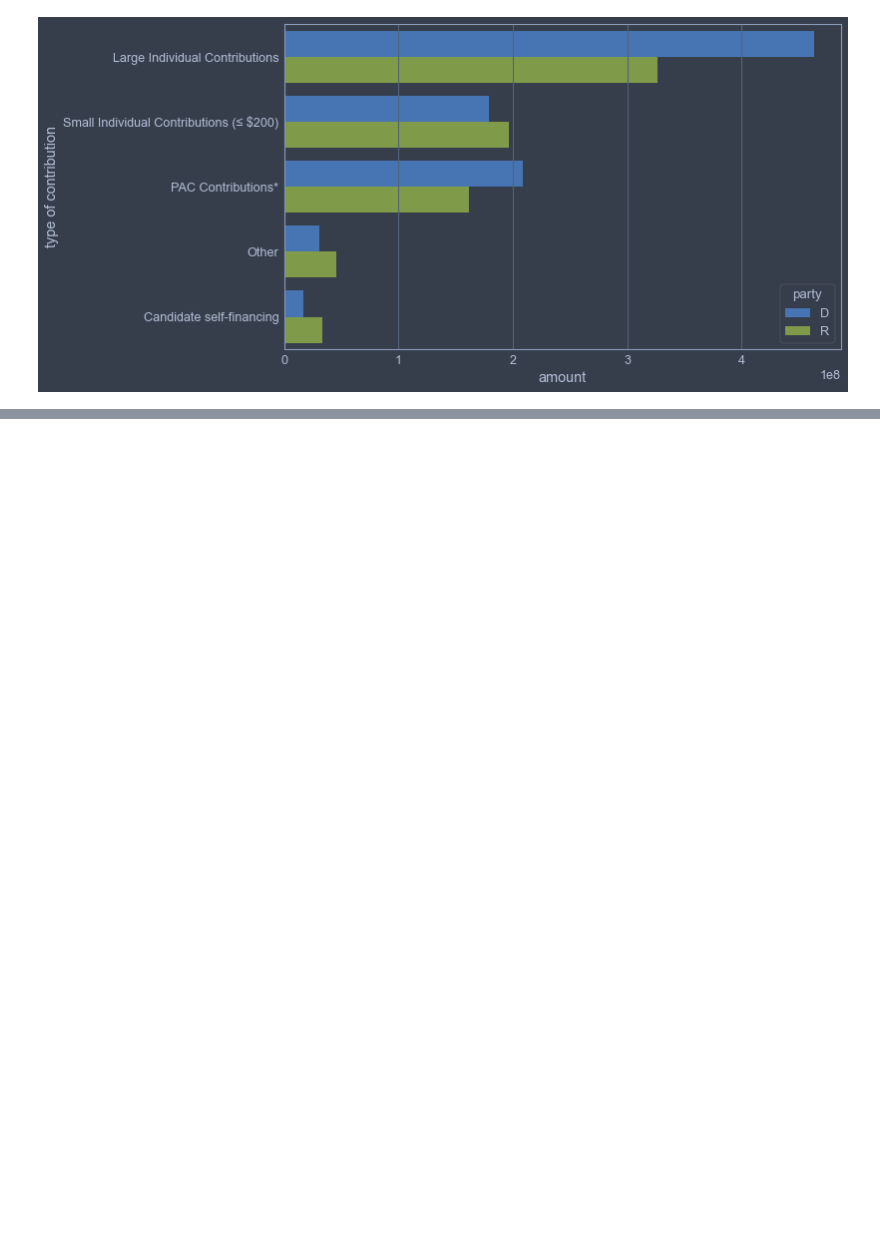
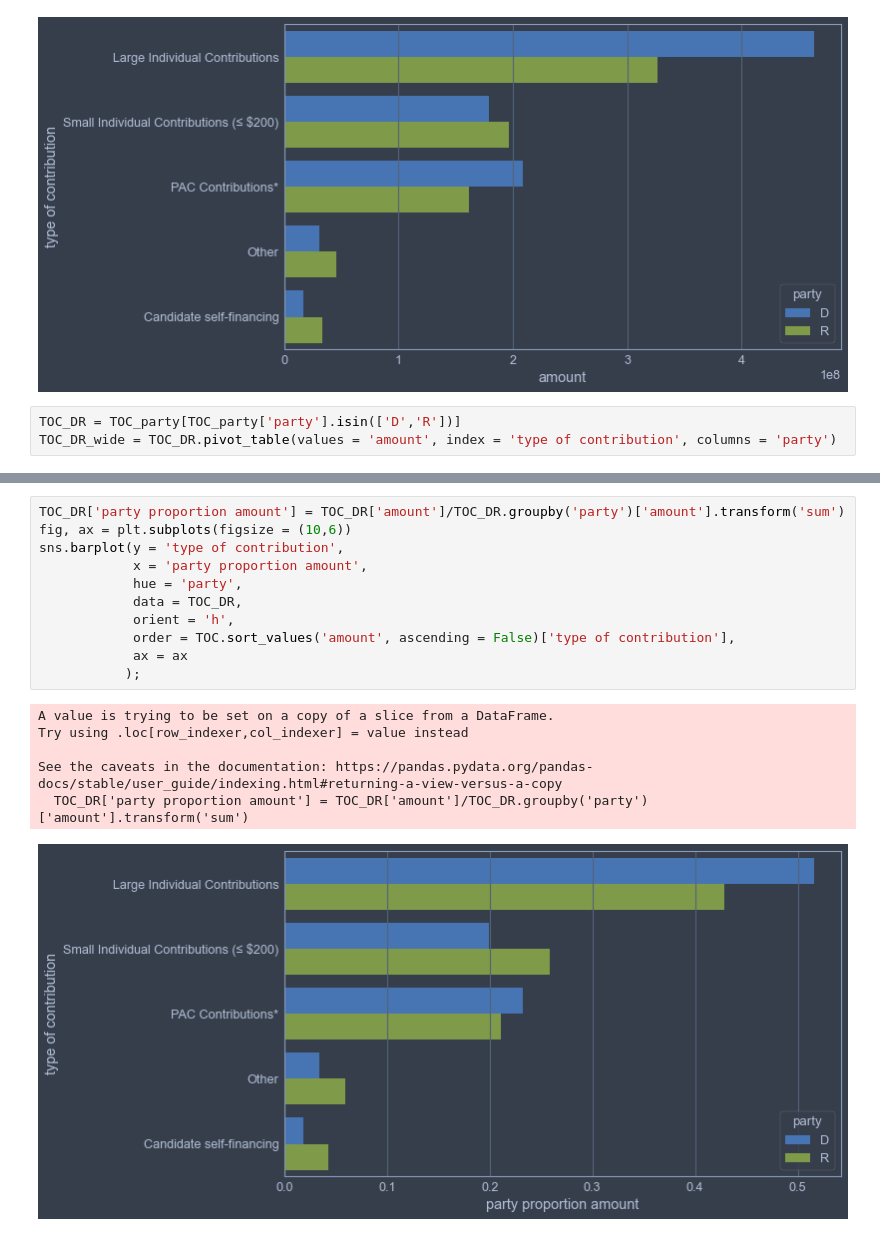
Before and after one commit to nss-data-science-cohort-5/webscraping_open_secrets-silver-sloths-2, a Jupyter notebook: notebooks/joshua/jrr_05b_webscraping_sof_analysis.ipynb, the cells around one changed output, grey strips where cells are left out. Cells and saved outputs as stored; diff of their text form; blank space fills up the shorter version.

```diff
--- a/notebooks/joshua/jrr_05b_webscraping_sof_analysis.ipynb
+++ b/notebooks/joshua/jrr_05b_webscraping_sof_analysis.ipynb
@@ -93,3 +87,6 @@ sns.barplot(y = 'type of contribution',
            );
 # %% [output]
 [figure]
+# %%
+TOC_DR = TOC_party[TOC_party['party'].isin(['D','R'])]
+TOC_DR_wide = TOC_DR.pivot_table(values = 'amount', index = 'type of contribution', columns = 'party')
@@ -95,0 +101,18 @@ sns.barplot(y = 'type of contribution',
+# %%
+TOC_DR['party proportion amount'] = TOC_DR['amount']/TOC_DR.groupby('party')['amount'].transform('sum')
+fig, ax = plt.subplots(figsize = (10,6))
+sns.barplot(y = 'type of contribution',
+            x = 'party proportion amount',
+            hue = 'party',
+            data = TOC_DR,
+            orient = 'h',
+            order = TOC.sort_values('amount', ascending = False)['type of contribution'],
+            ax = ax
+           );
+# %% [output]
+A value is trying to be set on a copy of a slice from a DataFrame.
+Try using .loc[row_indexer,col_indexer] = value instead
+
+See the caveats in the documentation: https://pandas.pydata.org/pandas-docs/stable/user_guide/indexing.html#returning-a-view-versus-a-copy
+  TOC_DR['party proportion amount'] = TOC_DR['amount']/TOC_DR.groupby('party')['amount'].transform('sum')
+[figure, added]
```
Also changed, not shown: parts of 7 cells of this notebook, 5 other files.
